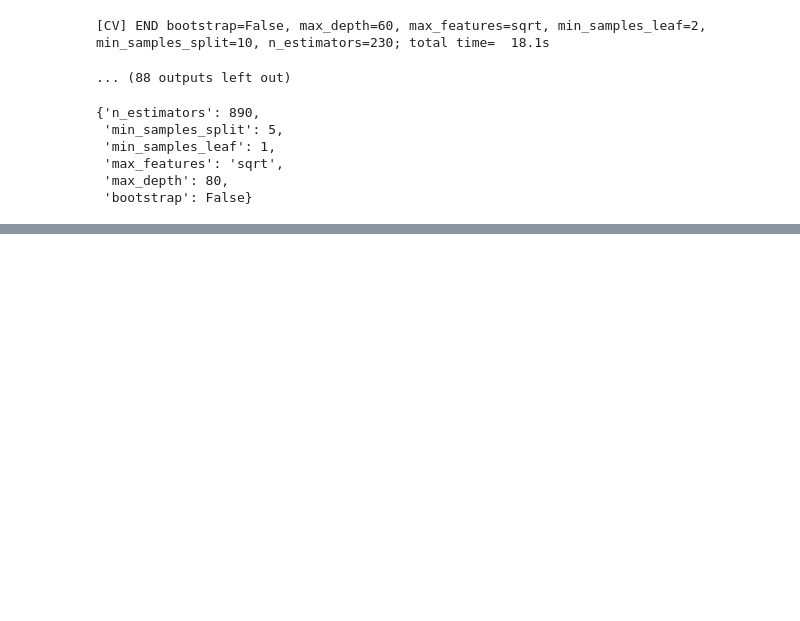
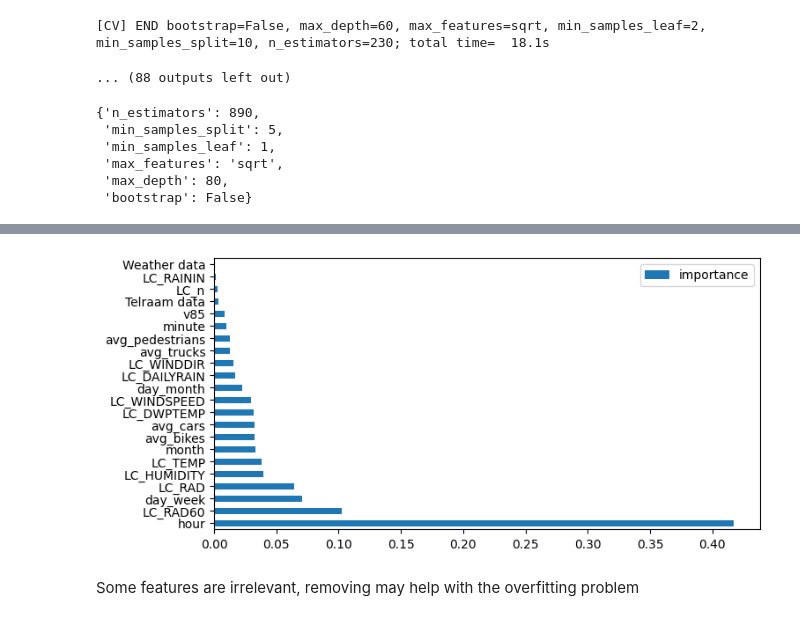
Before and after one commit to vavald/MDA_Switzerland, a Jupyter notebook: Valentin/Prediction_Models.ipynb, the cells around one changed output, grey strips where cells are left out. Cells and saved outputs as stored; diff of their text form; code cells hidden in the pictures; blank space fills up the shorter version.

```diff
--- a/Valentin/Prediction_Models.ipynb
+++ b/Valentin/Prediction_Models.ipynb
@@ -159,0 +162,9 @@ plt.show()
+# %%
+# show feature importance in a horizontal bar chart
+feature_importances = pd.DataFrame(rf.feature_importances_,index = x_train.columns,columns=['importance']).sort_values('importance',ascending=False)
+feature_importances.plot(kind='barh')
+plt.show()
+# %% [output]
+[figure, added]
+# %% [markdown]
+Some features are irrelevant, removing may help with the overfitting problem
```
Also changed, not shown: parts of 15 cells of this notebook.
